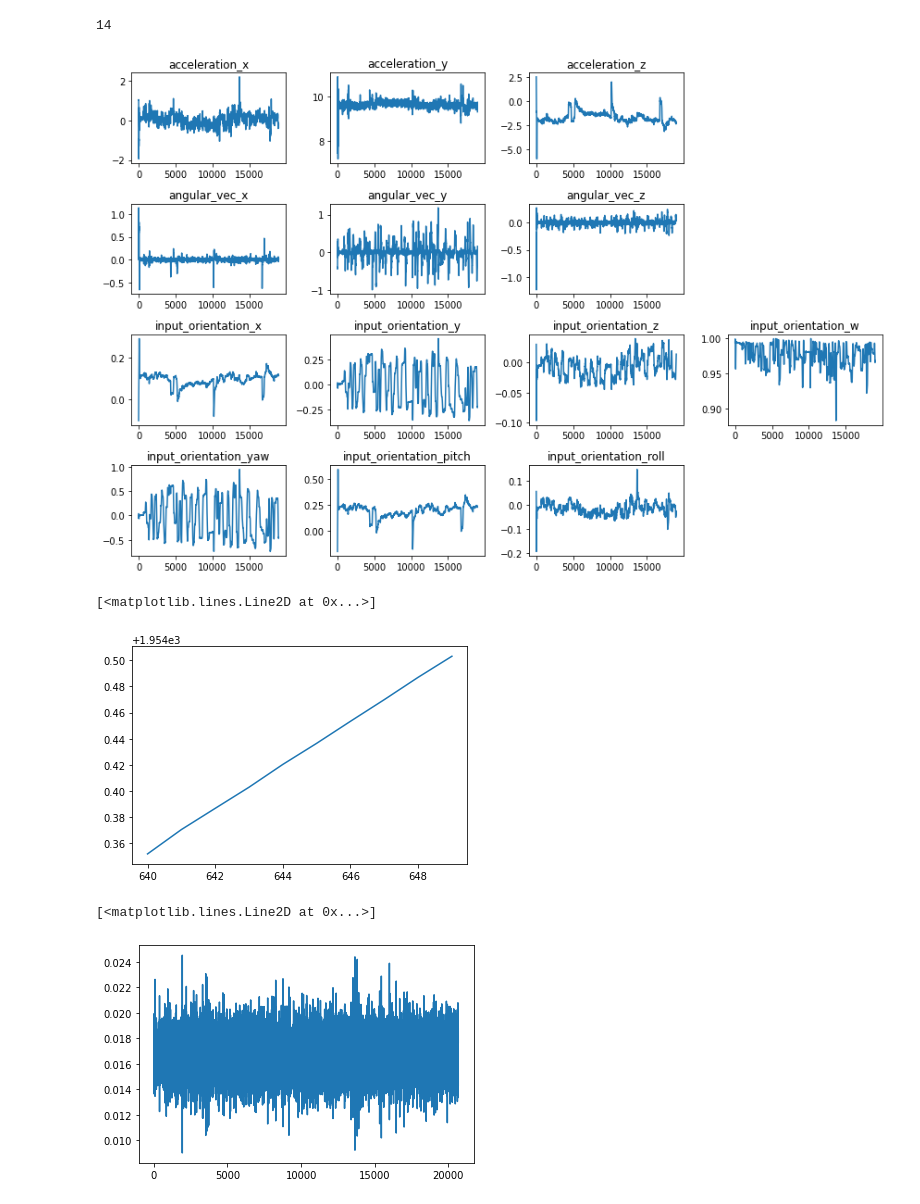
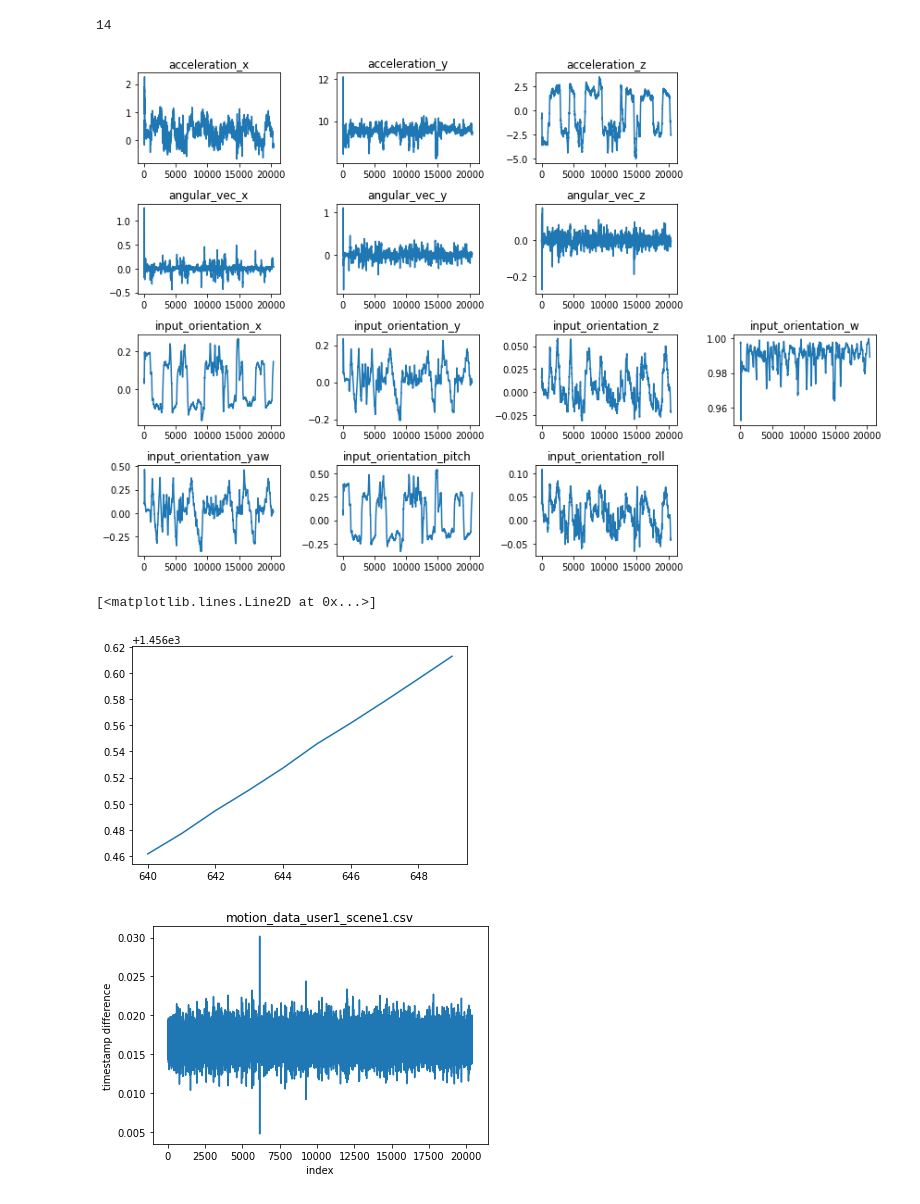
Before and after one commit to Kitsunetic/head-project, a Jupyter notebook: visualization.ipynb, the cells around one changed output. Cells and saved outputs as stored; diff of their text form; code cells hidden in the pictures.

Commit message:
datacleansing, visualization, MLP

```diff
--- a/visualization.ipynb
+++ b/visualization.ipynb
@@ -11,9 +11,9 @@ import matplotlib.pyplot as plt
 # %%
 dataset_dir = Path('data')
 # %%
-csv_files = list(dataset_dir.glob('*.csv'))
+csv_files = sorted(list(dataset_dir.glob('*.csv')))
 # %%
-csv = pd.read_csv(csv_files[1])
+csv = pd.read_csv(csv_files[0])
 # %%
 csv.sample(10)
 # %% [output]
@@ -97,13 +86,14 @@ for i in range(3):
 plt.tight_layout()
 plt.show()
 # %% [output]
-[figure, old version]
+[figure, new version]
 # %%
 plt.plot(csv['timestamp'][640:650] / 705600000)
 # %% [output]
 [<matplotlib.lines.Line2D at 0x...>]
-[figure, old version]
+[figure, new version]
 # %%
+T = csv['timestamp']
 t_diff = [T[i+1]-T[i] for i in range(len(T)-1)]
 # %%
 for i in range(len(t_diff)):
@@ -112,6 +102,9 @@ for i in range(len(t_diff)):
         break
 # %%
 plt.plot(np.array(t_diff) / 705600000)
+plt.xlabel('index')
+plt.ylabel('timestamp difference')
+plt.title('motion_data_user1_scene1.csv')
+plt.show()
 # %% [output]
-[<matplotlib.lines.Line2D at 0x...>]
-[figure, old version]
+[figure, new version]
```
Also changed, not shown: parts of 5 cells of this notebook, 9 other files.
